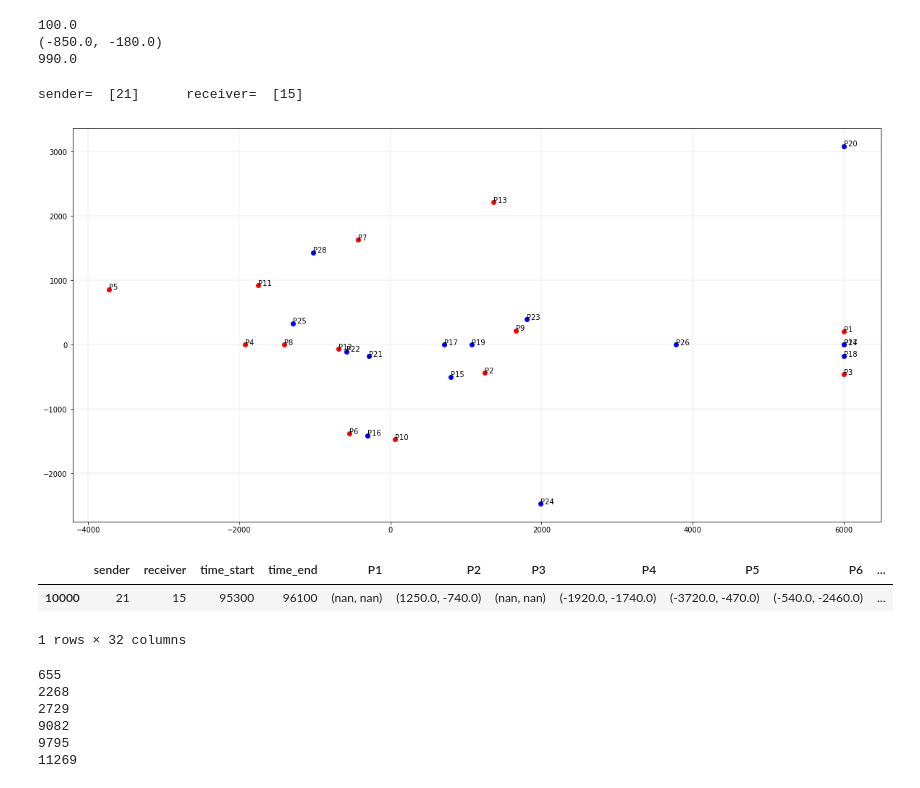
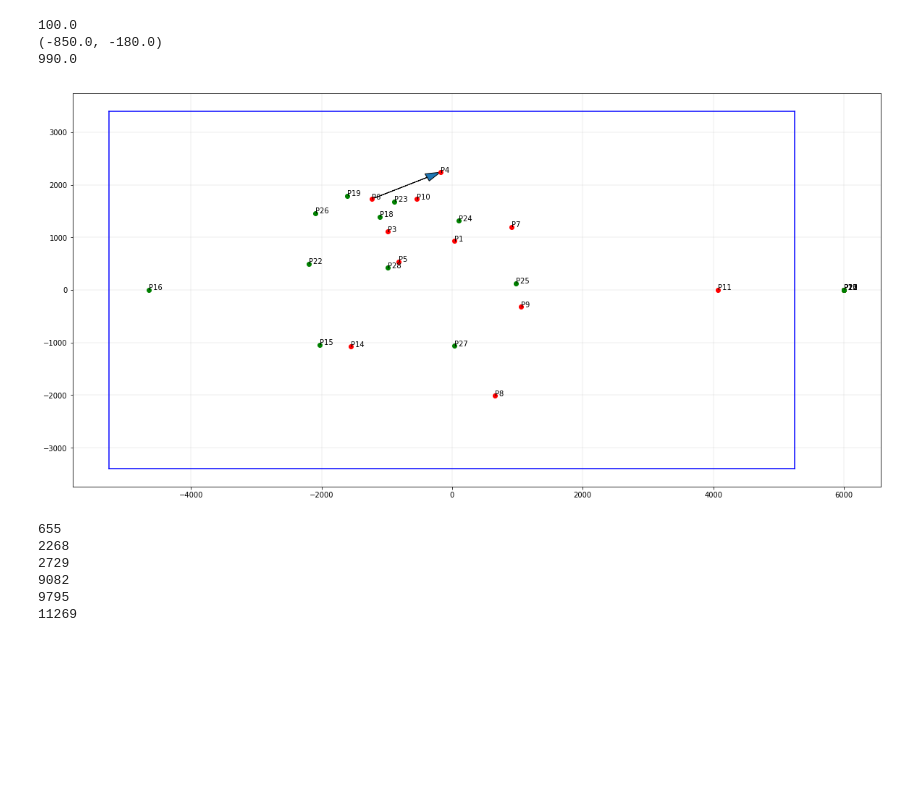
Before and after one commit to KedarDabhadkar/Soccer-Pass-Prediction, a Jupyter notebook: Analyze.ipynb, the cells around one changed output. Drawn from its saved outputs; the diff is of its cells as text; code cells hidden in the pictures; blank space fills up the shorter version.

Commit message:
Added generated images

```diff
--- a/Analyze.ipynb
+++ b/Analyze.ipynb
@@ -63,32 +64,3 @@ print (distance(data,0,'P21','P18'))
 100.0
 (-850.0, -180.0)
 990.0
-# %%
-h = 10000
-print ('sender= ',data[h:h+1]['sender'].values,'     receiver= ',data[h:h+1]['receiver'].values)
-fig_size = plt.rcParams["figure.figsize"]
-fig_size[0] = 20
-fig_size[1] = 10
-
-plt.grid(linestyle='-', linewidth=0.2)
-
-for i in range(1,29):
-    if i<15:
-        if np.isfinite(get_loc(data,h,'P'+str(i))[0]) and np.isfinite(get_loc(data,h,'P'+str(i))[1]):
-            plt.plot(get_loc(data,h,'P'+str(i))[0],get_loc(data,0,'P'+str(i))[1],'ro')
-            text_ = 'P'+str(i)
-            plt.text(get_loc(data,h,text_)[0],get_loc(data,0,text_)[1],text_)
-    else:
-         if np.isfinite(get_loc(data,h,'P'+str(i))[0]) and np.isfinite(get_loc(data,h,'P'+str(i))[1]):
-            plt.plot(get_loc(data,h,'P'+str(i))[0],get_loc(data,0,'P'+str(i))[1],'bo')
-            text_ = 'P'+str(i)
-            plt.text(get_loc(data,h,text_)[0],get_loc(data,0,text_)[1],text_)
-plt.legend()
-plt.show()
-data[h:h+1]
-# %% [output]
-sender=  [21]      receiver=  [15]
-[figure, removed]
-|  | sender | receiver | time_start | time_end | P1 | P2 | P3 | P4 | P5 | P6 | ... |
-| 10000 | 21 | 15 | 95300 | 96100 | (nan, nan) | (1250.0, -740.0) | (nan, nan) | (-1920.0, -1740.0) | (-3720.0, -470.0) | (-540.0, -2460.0) | ... |
-1 rows × 32 columns
@@ -107,3 +76,9 @@ for index_ in data.index:
+# %%
+# Generate an image
+plot_instance(data,100)
+plt.show()
+# %% [output]
+[figure, added]
 # %%
 remove = []
 # Same sender and receiver
```
Also changed, not shown: parts of 7 cells of this notebook, 24 other files.
